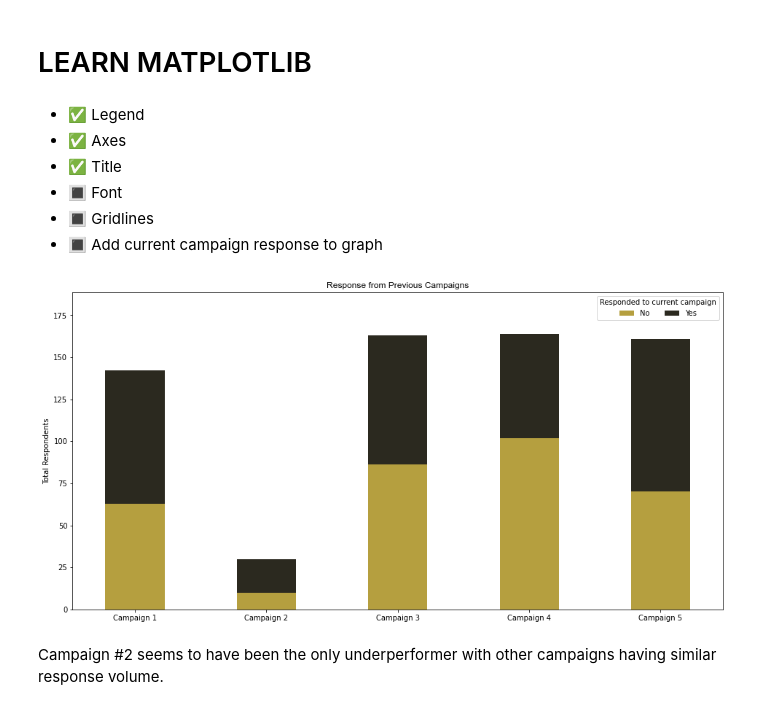
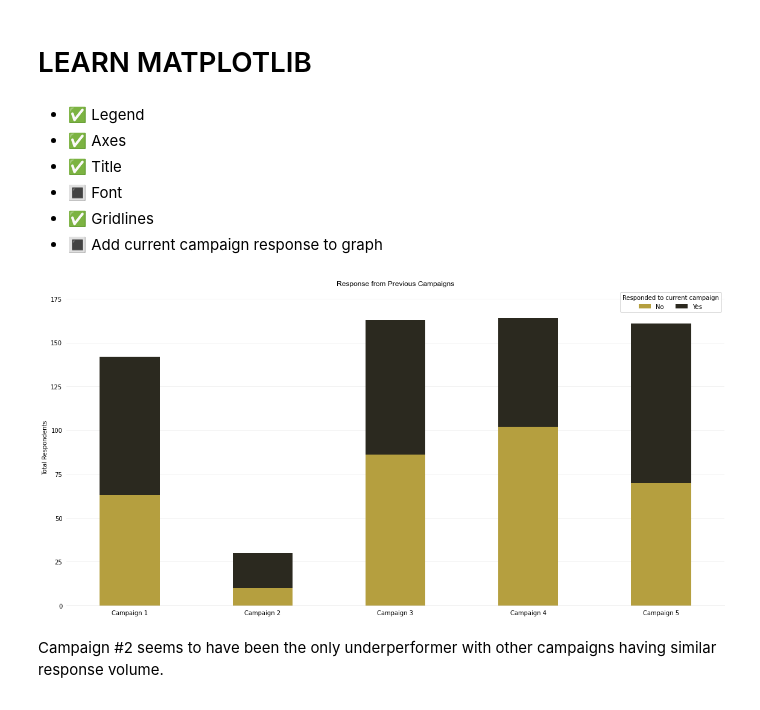
Before and after one commit to saranshkr/customer-profile-analysis, a Jupyter notebook: marketing-campaign-eda.ipynb, the cells around one changed output. Drawn from its saved outputs; the diff is of its cells as text; code cells hidden in the pictures.

```diff
--- a/marketing-campaign-eda.ipynb
+++ b/marketing-campaign-eda.ipynb
@@ -443,21 +435,35 @@ Name: Response, dtype: int64
 + ✅ Axes
 + ✅ Title
 + 🔳 Font
-+ 🔳 Gridlines
++ ✅ Gridlines
 + 🔳 Add current campaign response to graph
 # %%
 colors = ['#b59f3f', '#2b291f']
 ax = total.set_index('Response').T.plot(kind='bar', stacked=True, figsize=(16, 8), width=0.45, color=colors)
 plt.setp(ax.get_xticklabels(), rotation=0)
+
 L = plt.legend(title='Responded to current campaign', ncol=2)
 L.texts[0].set_text('No')   # 0 -> No
 L.texts[1].set_text('Yes')  # 1 -> Yes
+
 plt.gca().set_xticklabels(['Campaign 1', 'Campaign 2', 'Campaign 3', 'Campaign 4', 'Campaign 5'])
 plt.title("Response from Previous Campaigns", **{'fontname': 'Arial'})
 plt.ylabel("Total Respondents")
-plt.margins(0.15)
+plt.margins(0.1)
+
+ax.spines['top'].set_visible(False)
+ax.spines['right'].set_visible(False)
+ax.spines['left'].set_visible(False)
+ax.spines['bottom'].set_color('#DDDDDD')
+
+ax.tick_params(bottom=False, left=False)
+ax.set_axisbelow(True)
+ax.yaxis.grid(True, color='#EEEEEE')
+ax.xaxis.grid(False)
+
+plt.tight_layout()
 plt.show()
 # %% [output]
-[figure, old version]
+[figure, new version]
 # %% [markdown]
 Campaign #2 seems to have been the only underperformer with other campaigns having similar response volume.
```
Also changed, not shown: parts of 16 cells of this notebook.
